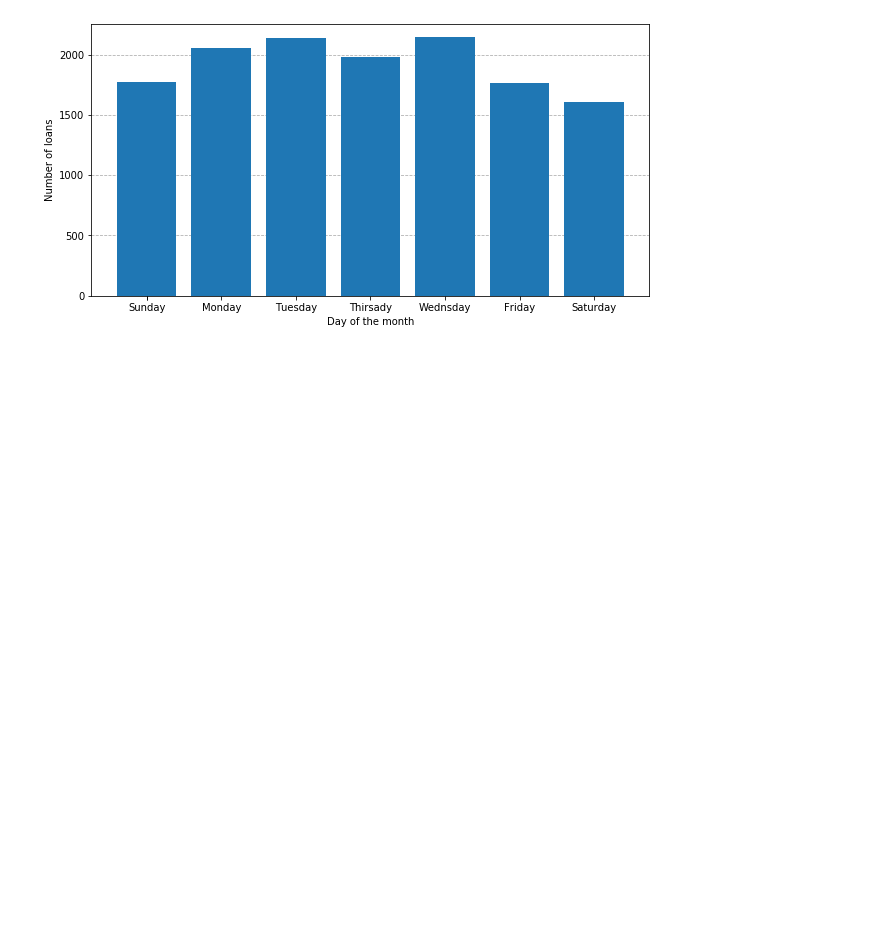
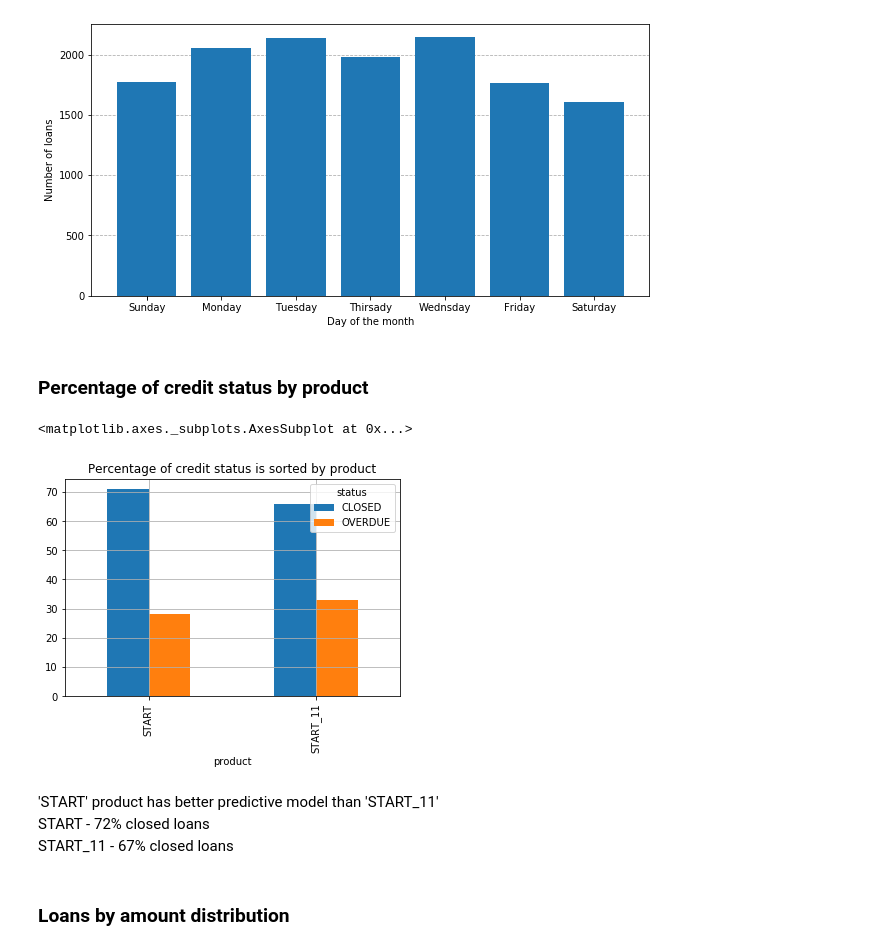
Before and after one commit to RomanShevtsiv/lending-score-model, a Jupyter notebook: notebooks/eda-loans.ipynb, the cells around one changed output. Cells and saved outputs as stored; diff of their text form; code cells hidden in the pictures; blank space fills up the shorter version.

Commit message:
loans eda

```diff
--- a/notebooks/eda-loans.ipynb
+++ b/notebooks/eda-loans.ipynb
@@ -265,3 +269,25 @@ plt.grid(axis='y', linestyle='--')
 plt.show()
 # %% [output]
 [figure]
+# %% [markdown]
+### Percentage of credit status by product
+# %%
+stat_prod_df = pd.DataFrame.copy(df_loans[['status','product']].groupby(['product','status']).size())
+
+# conbert data to percentages
+perc1 = 100/(stat_prod_df[0]+stat_prod_df[1])
+perc2 = 100/(stat_prod_df[3]+stat_prod_df[2])
+stat_prod_df[0] *=perc1
+stat_prod_df[1] *=perc1
+stat_prod_df[2] *=perc2
+stat_prod_df[3] *=perc2
+stat_prod_df.unstack().plot.bar(title=('Percentage of credit status is sorted by product'), grid = True)
+# %% [output]
+<matplotlib.axes._subplots.AxesSubplot at 0x...>
+[figure, added]
+# %% [markdown]
+'START' product has better predictive model than 'START_11' \
+START - 72% closed loans \
+START_11 - 67% closed loans
+# %% [markdown]
+### Loans by amount distribution
```
Also changed, not shown: parts of 17 cells of this notebook.
